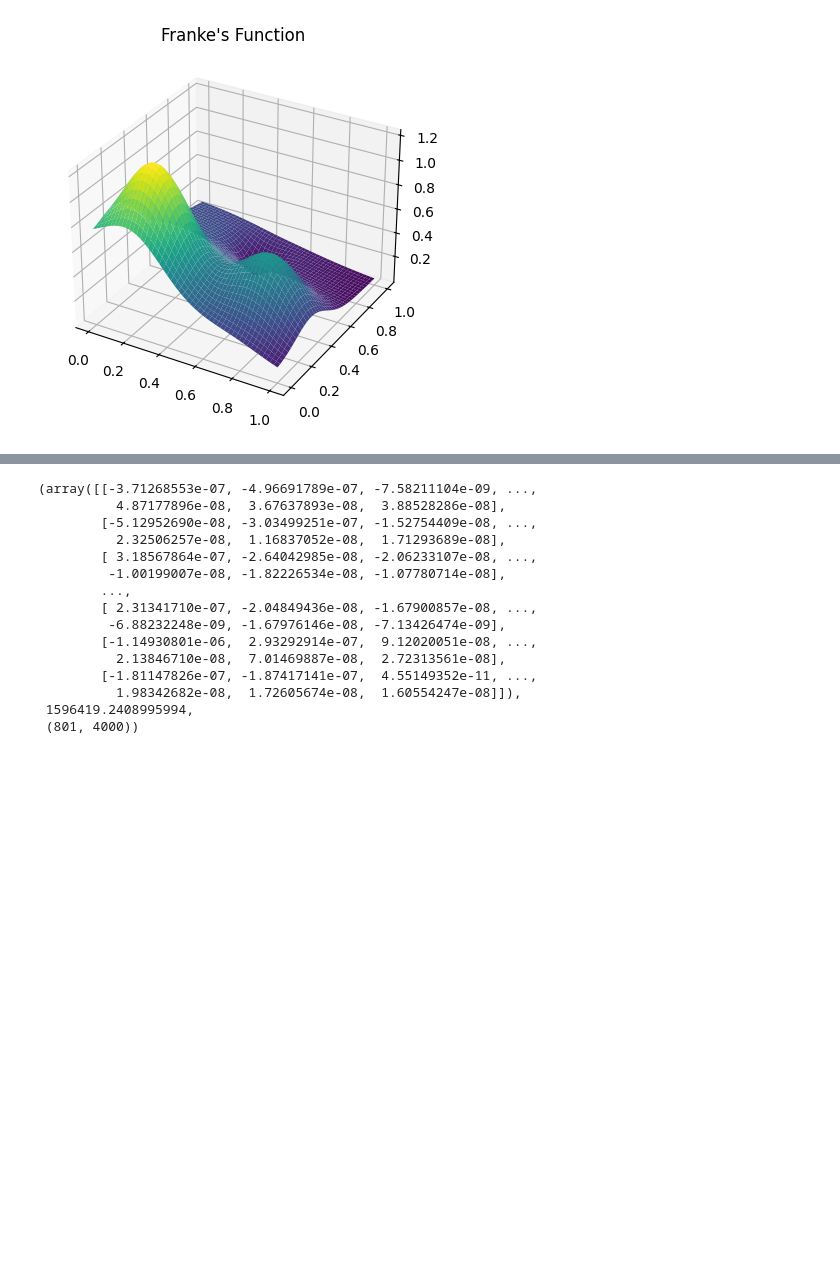
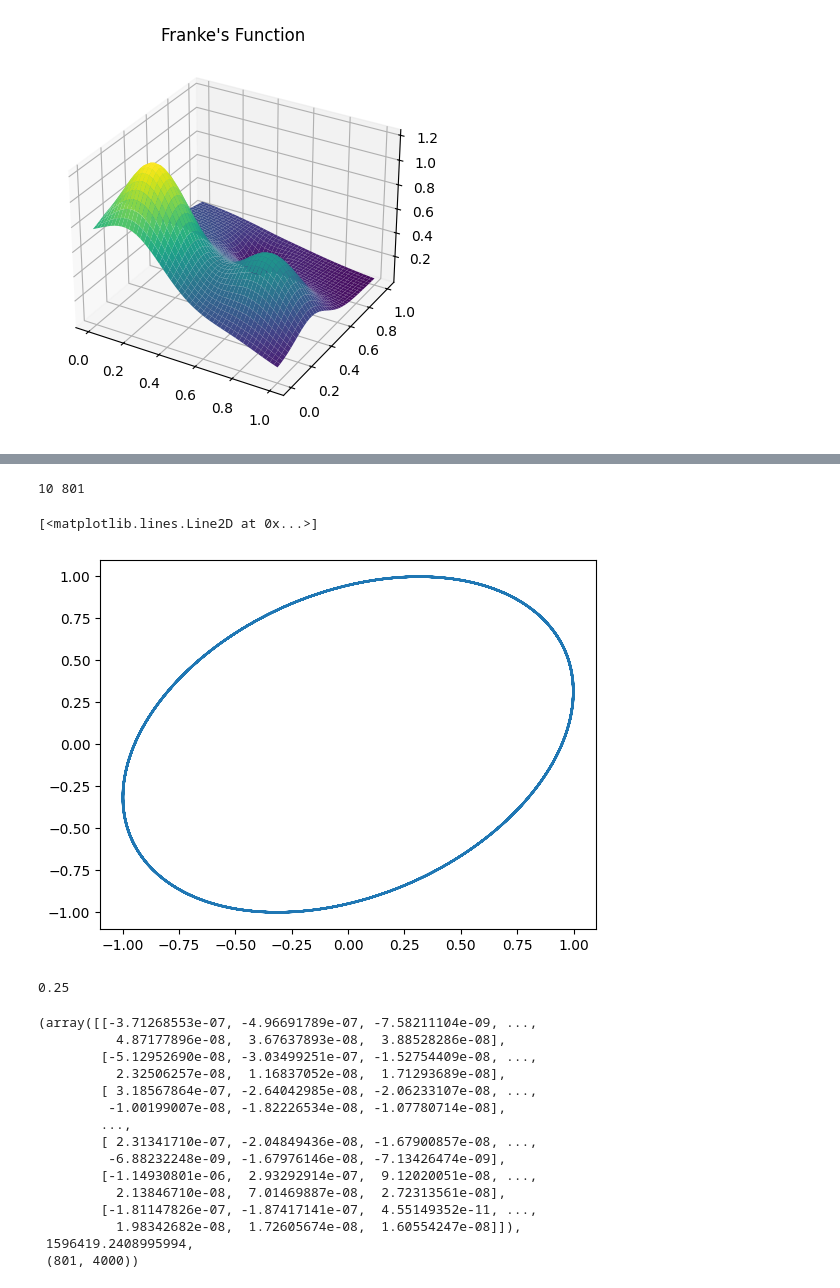
Before and after one commit to callieham/Year-3, a Jupyter notebook: Scientific Computing/project_3_testing.ipynb, the cells around one changed output, grey strips where cells are left out. Saved outputs shown, nothing was run; the diff lists cells and outputs as text; code cells hidden in the pictures; blank space fills up the shorter version.

```diff
--- a/Scientific Computing/project_3_testing.ipynb
+++ b/Scientific Computing/project_3_testing.ipynb
@@ -530,3 +528,19 @@ ValueError: operands could not be broadcast together with shapes (4,4) (3,4)
+# %%
+tau = tau/4
+Del = int(tau/dt)
+print(Del,x.size)
+v1 = np.vstack([x[:-2*Del],x[Del:-Del],x[2*Del:]])
+v1.shape
+plt.figure()
+plt.plot(v1[0], v1[1])
+# %% [output]
+10 801
+[<matplotlib.lines.Line2D at 0x...>]
+[figure, added]
+# %%
+dt
+# %% [output]
+0.25
 # %%
 def part3q1(y0,alpha,beta,b,c,tf=200,Nt=800,err=1e-6,method="RK45"):
     """
```
Also changed, not shown: parts of 12 cells of this notebook.
